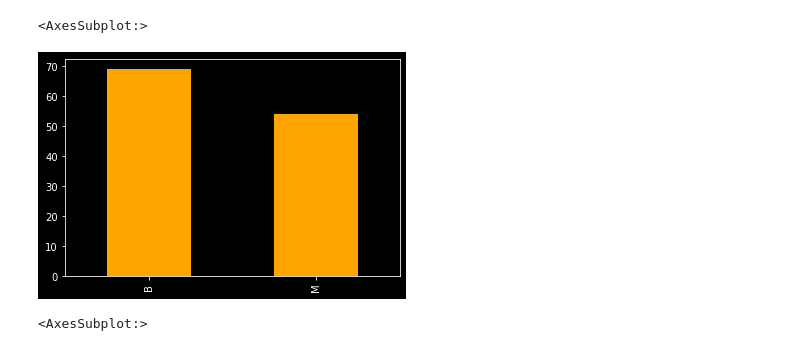
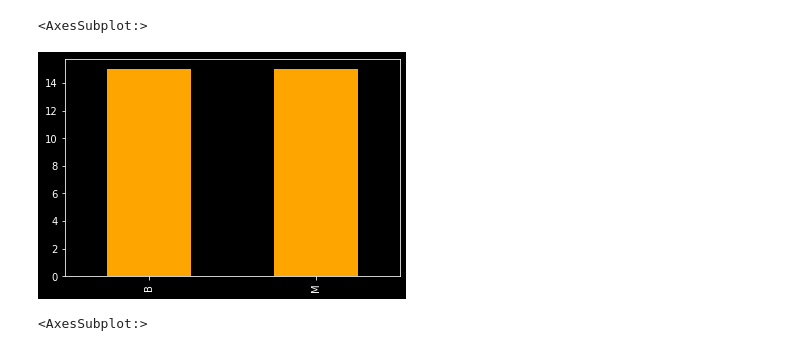
Before and after one commit to cpoles/data_science, a Jupyter notebook: projects/machine_learning/deep_learning/mias_mammography/notebooks/sandbox.ipynb, the cells around one changed output. Drawn from its saved outputs; the diff is of its cells as text; code cells hidden in the pictures.

```diff
--- a/projects/machine_learning/deep_learning/mias_mammography/notebooks/sandbox.ipynb
+++ b/projects/machine_learning/deep_learning/mias_mammography/notebooks/sandbox.ipynb
@@ -26,8 +26,8 @@ mammo.ab_class.value_counts().plot(kind='bar', color='orange')
 # %%
-mammo.severity.value_counts().plot(kind='bar', color='orange')
+mammo.loc[mammo['ab_class'] == 'CALC'].severity.value_counts().plot(kind='bar', color='orange')
 # %% [output]
 <AxesSubplot:>
-[figure, old version]
+[figure, new version]
 # %%
 mammo.bg.value_counts().plot(kind='bar', color='orange')
 # %% [output]
```
Also changed, not shown: parts of 23 cells of this notebook.
